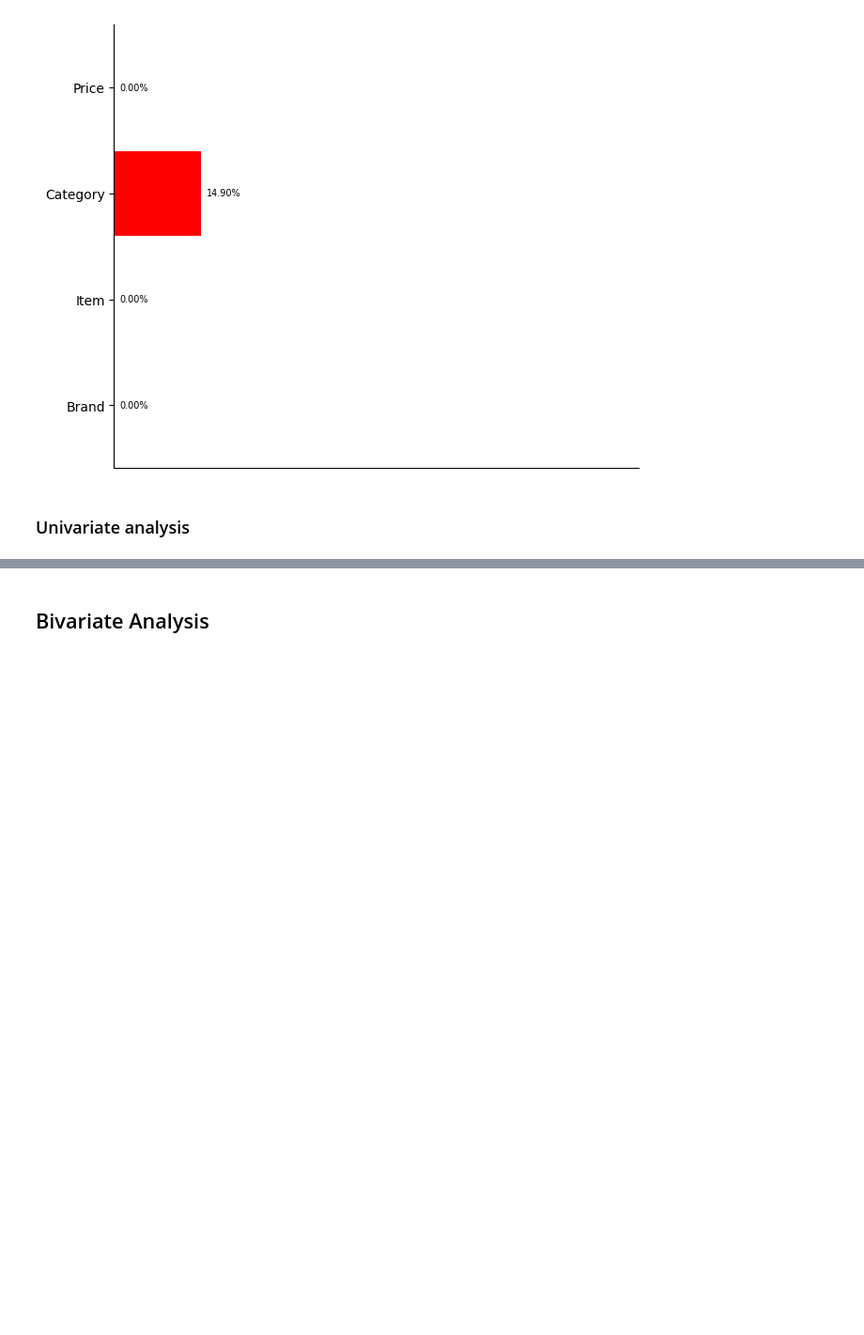
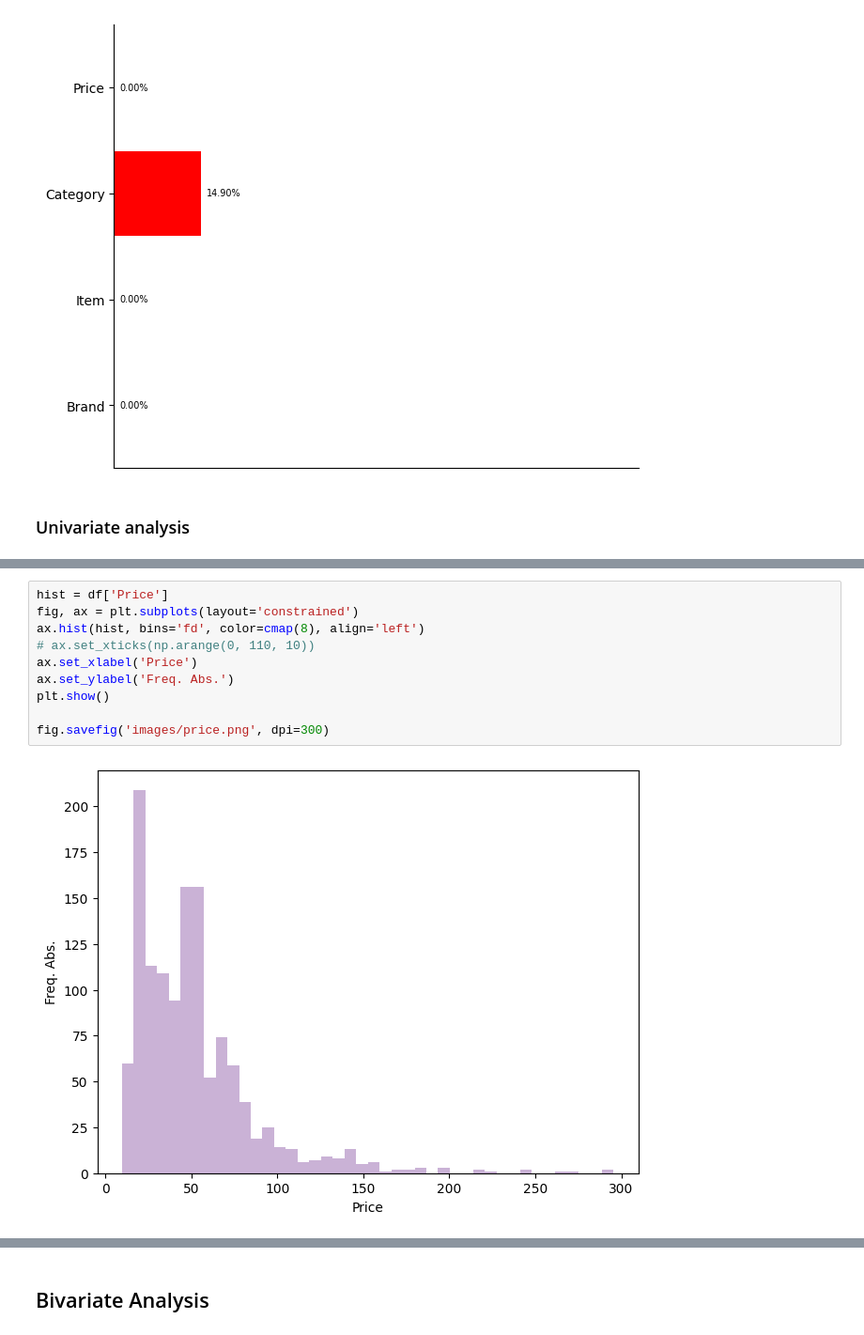
Before and after one commit to michaeltavoni/clothing-website-scraping, a Jupyter notebook: notebook.ipynb, the cells around one changed output, grey strips where cells are left out. Shown at 94% size. Cells and saved outputs as stored; diff of their text form; blank space fills up the shorter version.

```diff
--- a/notebook.ipynb
+++ b/notebook.ipynb
@@ -209,2 +226,14 @@ brand, paretoBrand = paretoAnalysis(df, 'Category', dropna=True, otherClass='oth
 # %% [output]
 [figure]
+# %%
+hist = df['Price']
+fig, ax = plt.subplots(layout='constrained')
+ax.hist(hist, bins='fd', color=cmap(8), align='left')
+# ax.set_xticks(np.arange(0, 110, 10))
+ax.set_xlabel('Price')
+ax.set_ylabel('Freq. Abs.')
+plt.show()
+
+fig.savefig('images/price.png', dpi=300)
+# %% [output]
+[figure, added]
```
Also changed, not shown: parts of 15 cells of this notebook, 9 other files.
